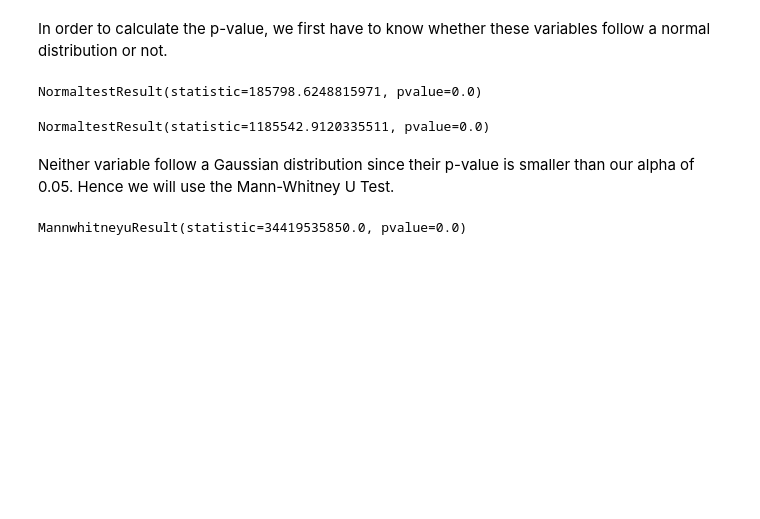
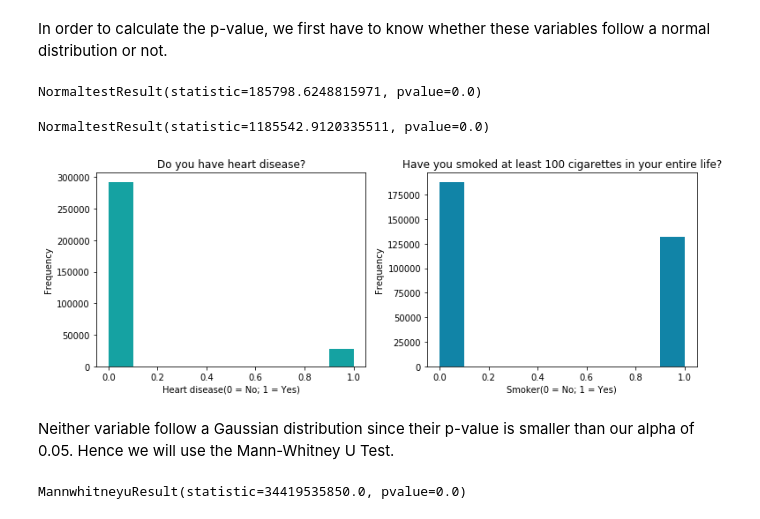
Before and after one commit to mimikyu8/Hypothesis-testing, a Jupyter notebook: S07 T01 - Hypothesis testing.ipynb, the cells around one changed output. Drawn from its saved outputs; the diff is of its cells as text; code cells hidden in the pictures; blank space fills up the shorter version.

```diff
--- a/S07 T01 - Hypothesis testing.ipynb
+++ b/S07 T01 - Hypothesis testing.ipynb
@@ -82,6 +91,27 @@ NormaltestResult(statistic=185798.6248815971, pvalue=0.0)
 scipy.stats.normaltest(df["Smoking"])
 # %% [output]
 NormaltestResult(statistic=1185542.9120335511, pvalue=0.0)
+# %%
+fig = plt.figure(figsize = (11, 4))
+
+ax1 = fig.add_subplot(1, 2, 1)
+
+ax1.hist(df["HeartDisease"], color = "#15A2A2")
+plt.title("Do you have heart disease?")
+plt.ylabel("Frequency")
+plt.xlabel("Heart disease(0 = No; 1 = Yes)")
+
+ax2 = fig.add_subplot(1, 2, 2)
+
+ax2.hist(df["Smoking"], color = "#1184A7")
+plt.title("Have you smoked at least 100 cigarettes in your entire life?")
+plt.ylabel("Frequency")
+plt.xlabel("Smoker(0 = No; 1 = Yes)")
+
+
+plt.tight_layout()
+# %% [output]
+[figure, added]
 # %% [markdown]
 Neither variable follow a Gaussian distribution since their p-value is smaller than our alpha of 0.05. Hence we will use the Mann-Whitney U Test.
 # %%
```
Also changed, not shown: parts of 9 cells of this notebook.
